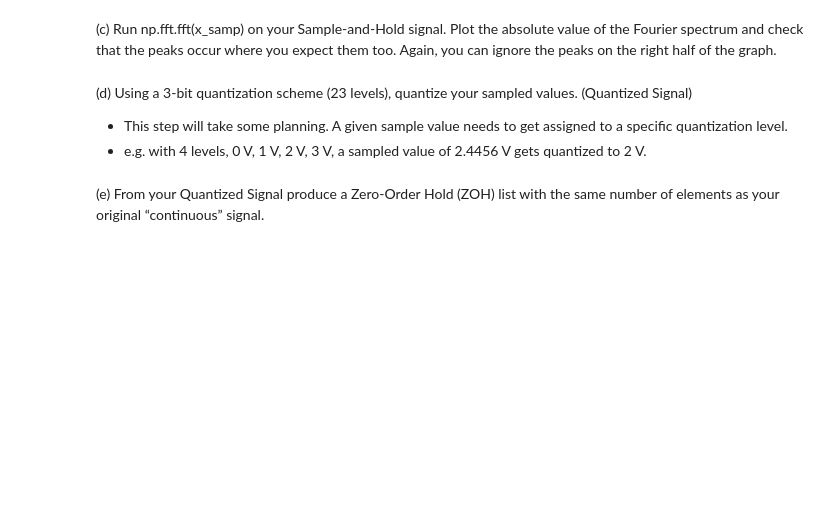
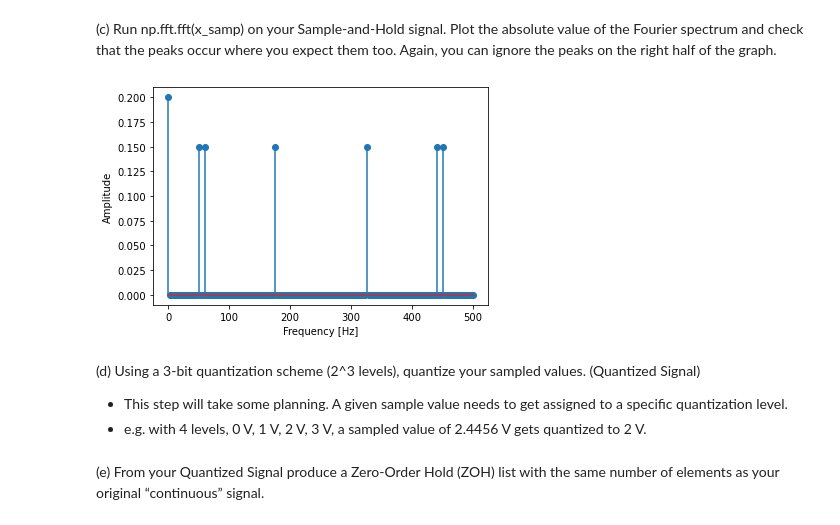
Before and after one commit to dcollie/P3700-SignalProcessing, a Jupyter notebook: P3700_Lab1_Collie.ipynb, the cells around one changed output. Saved outputs shown, nothing was run; the diff lists cells and outputs as text; code cells hidden in the pictures; blank space fills up the shorter version.

```diff
--- a/P3700_Lab1_Collie.ipynb
+++ b/P3700_Lab1_Collie.ipynb
@@ -19,8 +35,23 @@ def v_t(t):
 # %% [markdown]
 (b) Sample the function at 500 Hz. (Sample-and-Hold signal)
+# %%
+fs_500 = 500
+Ts_500 = 1/fs_500
+t_500 = np.arange(0,cycles*T,Ts_500)
+v_500 = [v_t(n) for n in t_500]
 # %% [markdown]
 (c) Run np.fft.fft(x_samp) on your Sample-and-Hold signal. Plot the absolute value of the Fourier spectrum and check that the peaks occur where you expect them too. Again, you can ignore the peaks on the right half of the graph.
+# %%
+fft = np.fft.fft(v_500)
+N_1 = len(v_500)
+f_1 = np.linspace(0, 1 / Ts_500, N_1)
+plt.ylabel("Amplitude")
+plt.xlabel("Frequency [Hz]")
+plt.stem(f_1,np.abs(fft)/N_1)
+plt.show()
+# %% [output]
+[figure, added]
 # %% [markdown]
-(d) Using a 3-bit quantization scheme (23 levels), quantize your sampled values. (Quantized Signal)
+(d) Using a 3-bit quantization scheme (2^3 levels), quantize your sampled values. (Quantized Signal)
  - This step will take some planning. A given sample value needs to get assigned to a specific quantization level.
  - e.g. with 4 levels, 0 V, 1 V, 2 V, 3 V, a sampled value of 2.4456 V gets quantized to 2 V.
```
Also changed, not shown: parts of 17 cells of this notebook, 6 other files.
